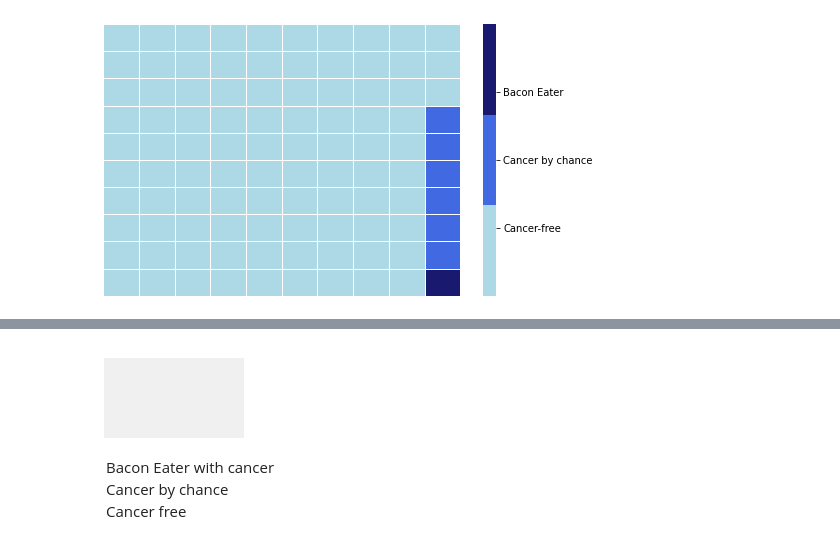
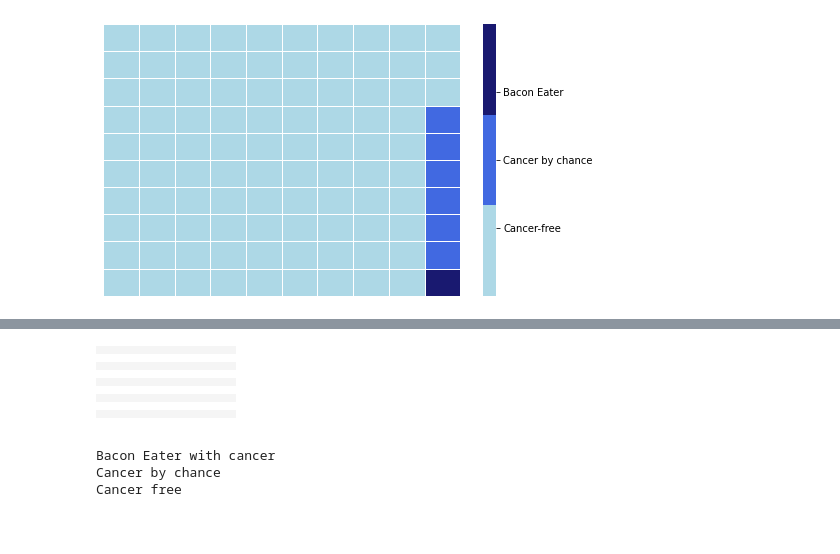
Before and after one commit to alanjones2/Alan-Jones-article-code, a Jupyter notebook: riskviz/risk.ipynb, the cells around one changed output, grey strips where cells are left out. Drawn from its saved outputs; the diff is of its cells as text; code cells hidden in the pictures; blank space fills up the shorter version.

```diff
--- a/riskviz/risk.ipynb
+++ b/riskviz/risk.ipynb
@@ -138,41 +138,51 @@ personGrey = '<i class="bi-person-fill" style="font-size: 1rem; color: grey;"></
 head = """
 <link rel="stylesheet"
       href="https://cdn.jsdelivr.net/npm/bootstrap-icons@1.3.0/font/bootstrap-icons.css">
 
-<table>
+<div">
 """
 
 # The last part of the HTML
-tail = "</table>"
+tail = "</div>"
 
 # The middle
 rows=""
 for r in range(0,b2.shape[1]):
     rows = rows + "<tr style='background-color:#f0f0f0'>"
     td = ""
     for c in range(0,b2.shape[0]):
         icon = personGrey
         if b2[c][r] == 1:
+            icon = personOrange
+        elif b2[c][r] == 2:
             icon = personRed
-        elif b2[c][r] == 2:
-            icon = personOrange
         td = td + f"<td>{icon}</td>"
     rows = rows + td + "</tr>"
 
 legend = f"""
-    <div style="padding:10px">
-    {personOrange} Bacon Eater with cancer<br/>
-    {personRed} Cancer by chance <br/>
+    <div style="display:inline-block;padding:10px">
+    {personRed} Bacon Eater with cancer<br/>
+    {personOrange} Cancer by chance <br/>
     {personGrey} Cancer free
     </div>
 """
 
-table = "<table>"+rows+"</table>"
+table = "<table style='display:inline-block'>"+rows+"</table>"
 
 table = head + table + legend + tail
 
 display.HTML(table)
 # %% [output]
-Bacon Eater with cancer
-Cancer by chance
-Cancer free
+|  |  |  |  |  |  |  |  |  |  |
+|  |  |  |  |  |  |  |  |  |  |
+|  |  |  |  |  |  |  |  |  |  |
+|  |  |  |  |  |  |  |  |  |  |
+|  |  |  |  |  |  |  |  |  |  |
+|  |  |  |  |  |  |  |  |  |  |
+|  |  |  |  |  |  |  |  |  |  |
+|  |  |  |  |  |  |  |  |  |  |
+|  |  |  |  |  |  |  |  |  |  |
+|  |  |  |  |  |  |  |  |  |  |
+Bacon Eater with cancer
+Cancer by chance
+Cancer free
```
Also changed, not shown: parts of 2 cells of this notebook, 10 other files.
